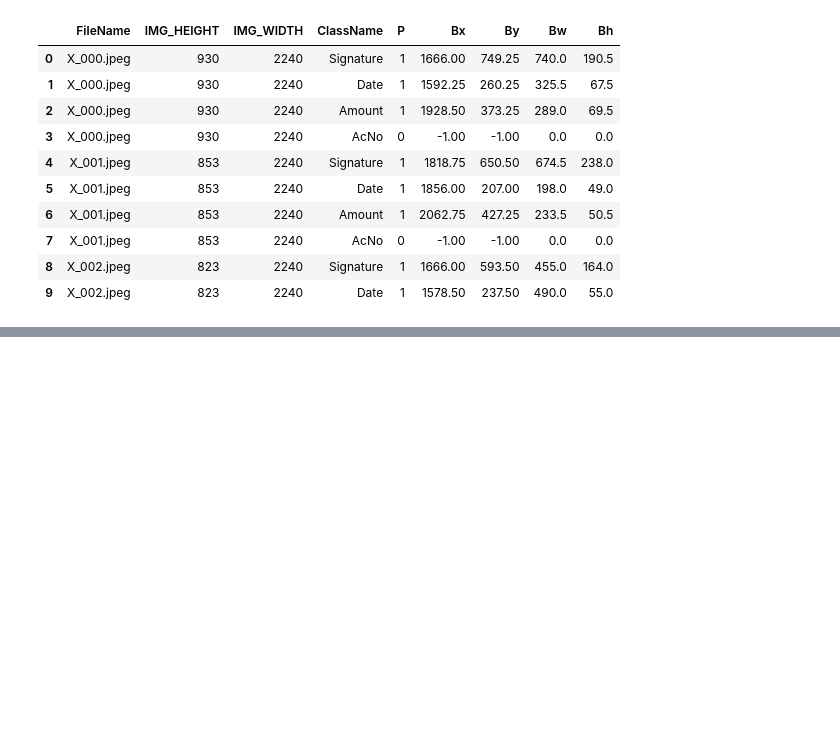
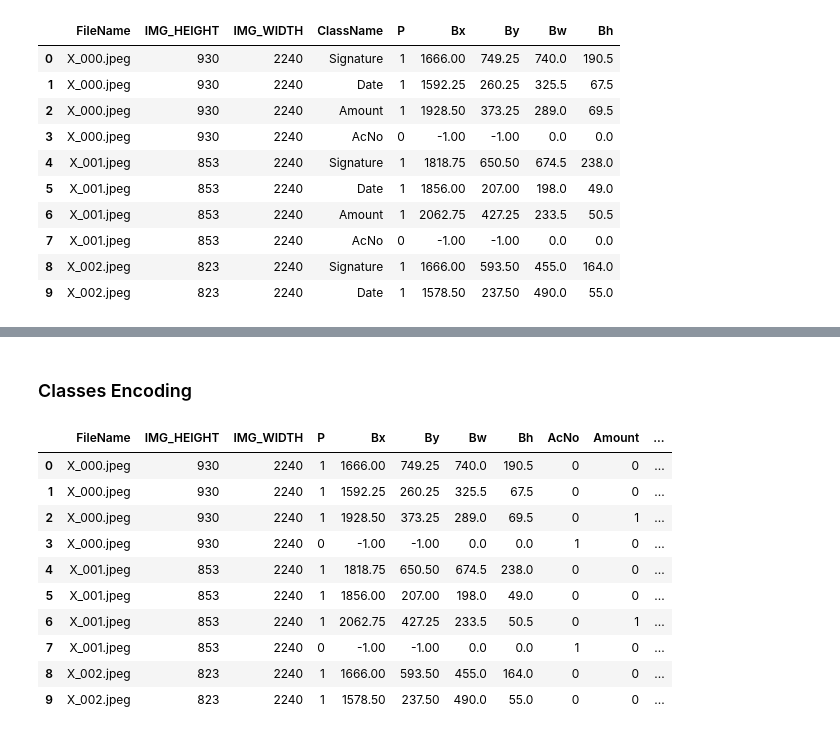
Before and after one commit to HETC-CSE-2020-2024-GROUP-7/Layout_Detection_of_Bank_Cheque_using_YOLO, a Jupyter notebook: data/data_process.ipynb, the cells around one changed output, grey strips where cells are left out. Drawn from its saved outputs; the diff is of its cells as text; code cells hidden in the pictures; blank space fills up the shorter version.

```diff
--- a/data/data_process.ipynb
+++ b/data/data_process.ipynb
@@ -85,0 +96,17 @@ intermediate_df.head(10)
+# %% [markdown]
+### Classes Encoding
+# %%
+class_encoded_df=pd.get_dummies(intermediate_df,columns=["ClassName"],prefix="",prefix_sep='')
+class_encoded_df.head(10)
+# %% [output]
+|  | FileName | IMG_HEIGHT | IMG_WIDTH | P | Bx | By | Bw | Bh | AcNo | Amount | ... |
+| 0 | X_000.jpeg | 930 | 2240 | 1 | 1666.00 | 749.25 | 740.0 | 190.5 | 0 | 0 | ... |
+| 1 | X_000.jpeg | 930 | 2240 | 1 | 1592.25 | 260.25 | 325.5 | 67.5 | 0 | 0 | ... |
+| 2 | X_000.jpeg | 930 | 2240 | 1 | 1928.50 | 373.25 | 289.0 | 69.5 | 0 | 1 | ... |
+| 3 | X_000.jpeg | 930 | 2240 | 0 | -1.00 | -1.00 | 0.0 | 0.0 | 1 | 0 | ... |
+| 4 | X_001.jpeg | 853 | 2240 | 1 | 1818.75 | 650.50 | 674.5 | 238.0 | 0 | 0 | ... |
+| 5 | X_001.jpeg | 853 | 2240 | 1 | 1856.00 | 207.00 | 198.0 | 49.0 | 0 | 0 | ... |
+| 6 | X_001.jpeg | 853 | 2240 | 1 | 2062.75 | 427.25 | 233.5 | 50.5 | 0 | 1 | ... |
+| 7 | X_001.jpeg | 853 | 2240 | 0 | -1.00 | -1.00 | 0.0 | 0.0 | 1 | 0 | ... |
+| 8 | X_002.jpeg | 823 | 2240 | 1 | 1666.00 | 593.50 | 455.0 | 164.0 | 0 | 0 | ... |
+| 9 | X_002.jpeg | 823 | 2240 | 1 | 1578.50 | 237.50 | 490.0 | 55.0 | 0 | 0 | ... |
```
Also changed, not shown: parts of 6 cells of this notebook.
